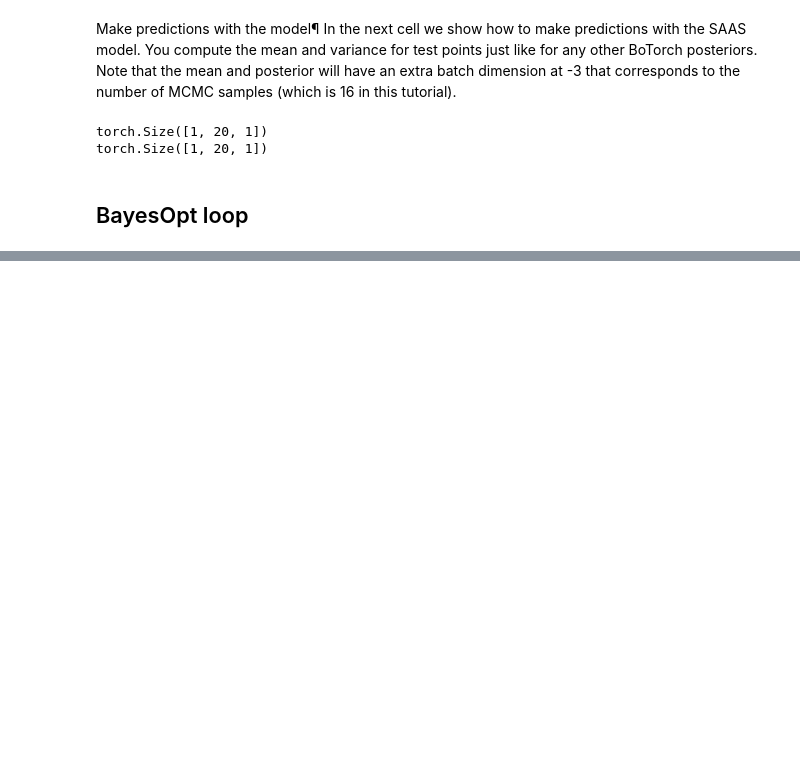
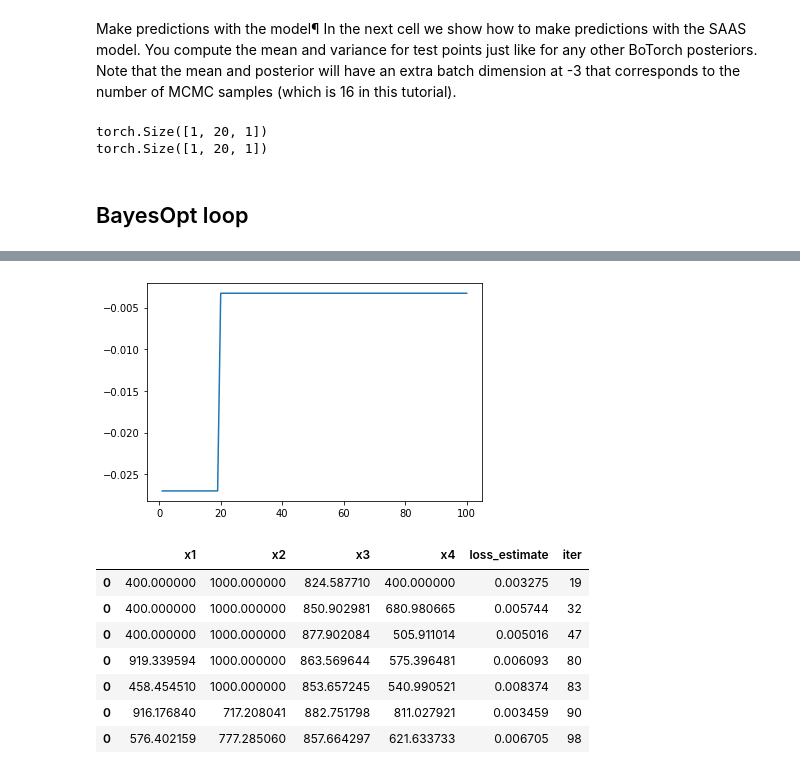
Before and after one commit to checorh/calibrate_ods, a Jupyter notebook: notebooks/bo_highdim.ipynb, the cells around one changed output, grey strips where cells are left out. Drawn from its saved outputs; the diff is of its cells as text; code cells hidden in the pictures; blank space fills up the shorter version.

```diff
--- a/notebooks/bo_highdim.ipynb
+++ b/notebooks/bo_highdim.ipynb
@@ -150,8 +81,7 @@ from botorch.utils.transforms import normalize
 
 train_X = torch.from_numpy(df_0[["x1","x2","x3","x4"]].values)
 train_X_norm = normalize(train_X,bounds)
-
-train_Y = -torch.from_numpy(df_0[["loss_estimate"]].values)
+train_Y = -1.0 * torch.from_numpy(df_0[["loss_estimate"]].values)
 # %%
 import os
 
@@ -170,6 +93,6 @@ SMOKE_TEST = True
 # %%
-WARMUP_STEPS = 256 if not SMOKE_TEST else 32
-NUM_SAMPLES = 128 if not SMOKE_TEST else 16
+WARMUP_STEPS = 32
+NUM_SAMPLES = 16
 THINNING = 16
 # %%
 gp = SaasFullyBayesianSingleTaskGP(
@@ -205,8 +130,8 @@ torch.Size([1, 20, 1])
 from botorch.optim import optimize_acqf
 
 BATCH_SIZE = 1
-NUM_RESTARTS = 5
-RAW_SAMPLES = 32
+NUM_RESTARTS = 10
+RAW_SAMPLES = 1024
 
 def optimize_acqf_and_get_observation(acq_func,bounds):
     """Optimizes the acquisition function, and returns a new candidate."""
@@ -217,7 +142,6 @@ def optimize_acqf_and_get_observation(acq_func,bounds):
         q=BATCH_SIZE,
         num_restarts=NUM_RESTARTS,
         raw_samples=RAW_SAMPLES,  # used for intialization heuristic
-        options={"batch_limit": 5, "maxiter": 200},
     )
 
     # observe new values
@@ -227,6 +153,6 @@ def optimize_acqf_and_get_observation(acq_func,bounds):
 # %%
-### Run loop
-NITER = 2
+
+NITER = 100
 output = [df_0]
 best_value = []
 
@@ -258,6 +184,7 @@ for i in range(NITER):
     )
 
     # Fit model
+    print(f"##### Fitting model #####")
     fit_fully_bayesian_model_nuts(
         gp,
         warmup_steps=WARMUP_STEPS,
@@ -265,6 +192,8 @@ for i in range(NITER):
         thinning=THINNING,
         disable_progbar=True,
     )
+
+    print(gp.median_lengthscale.detach())
 
     # Construct acquistion function
     EI = qExpectedImprovement(model=gp, best_f=best_y)
@@ -280,8 +209,6 @@ for i in range(NITER):
     output.append(df_simulation)
 
     df_i = pd.concat(output)
-
-df = pd.concat(output)
 # %% [output]
 ####### 1 ########
 ##### n=20 #####
@@ -335,0 +400,22 @@ Warning: Vehicle '514' ends teleporting on edge 'L2', time=57093.00.
+# %%
+df_plot = df_i.query('iter>0')
+import numpy as np
+import matplotlib.pyplot as plt
+
+x = df_plot['iter']
+y = df_plot['loss_estimate']
+
+plt.plot(x, best_value)
+#plt.legend(title='Parameter where:')
+plt.show()
+df_i.query('loss_estimate<0.010')
+# %% [output]
+[figure, added]
+|  | x1 | x2 | x3 | x4 | loss_estimate | iter |
+| 0 | 400.000000 | 1000.000000 | 824.587710 | 400.000000 | 0.003275 | 19 |
+| 0 | 400.000000 | 1000.000000 | 850.902981 | 680.980665 | 0.005744 | 32 |
+| 0 | 400.000000 | 1000.000000 | 877.902084 | 505.911014 | 0.005016 | 47 |
+| 0 | 919.339594 | 1000.000000 | 863.569644 | 575.396481 | 0.006093 | 80 |
+| 0 | 458.454510 | 1000.000000 | 853.657245 | 540.990521 | 0.008374 | 83 |
+| 0 | 916.176840 | 717.208041 | 882.751798 | 811.027921 | 0.003459 | 90 |
+| 0 | 576.402159 | 777.285060 | 857.664297 | 621.633733 | 0.006705 | 98 |
```
Also changed, not shown: parts of 16 cells of this notebook, 4 other files.
